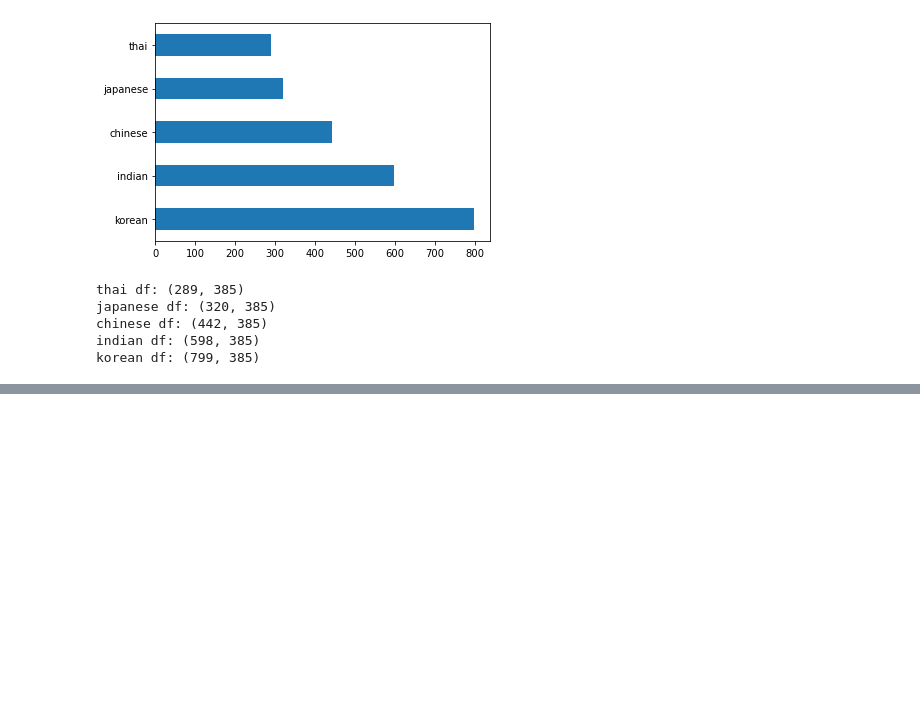
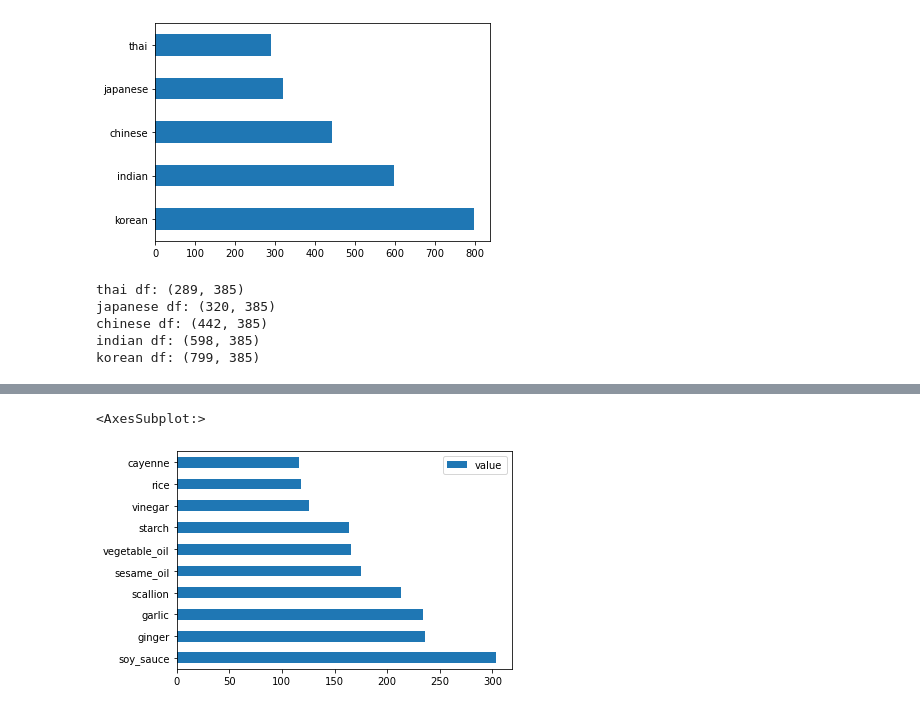
Before and after one commit to Linhatran/Microsoft-machine-learning, a Jupyter notebook: 4-Classification/1-Introduction/notebook.ipynb, the cells around one changed output, grey strips where cells are left out. Saved outputs shown, nothing was run; the diff lists cells and outputs as text; code cells hidden in the pictures; blank space fills up the shorter version.

```diff
--- a/4-Classification/1-Introduction/notebook.ipynb
+++ b/4-Classification/1-Introduction/notebook.ipynb
@@ -51,0 +74,6 @@ korean df: (799, 385)
+# %%
+chinese_ingredient_df = create_ingredient_df(chinese_df)
+chinese_ingredient_df.head(10).plot.barh()
+# %% [output]
+<AxesSubplot:>
+[figure, added]
```
Also changed, not shown: parts of 6 cells of this notebook.
